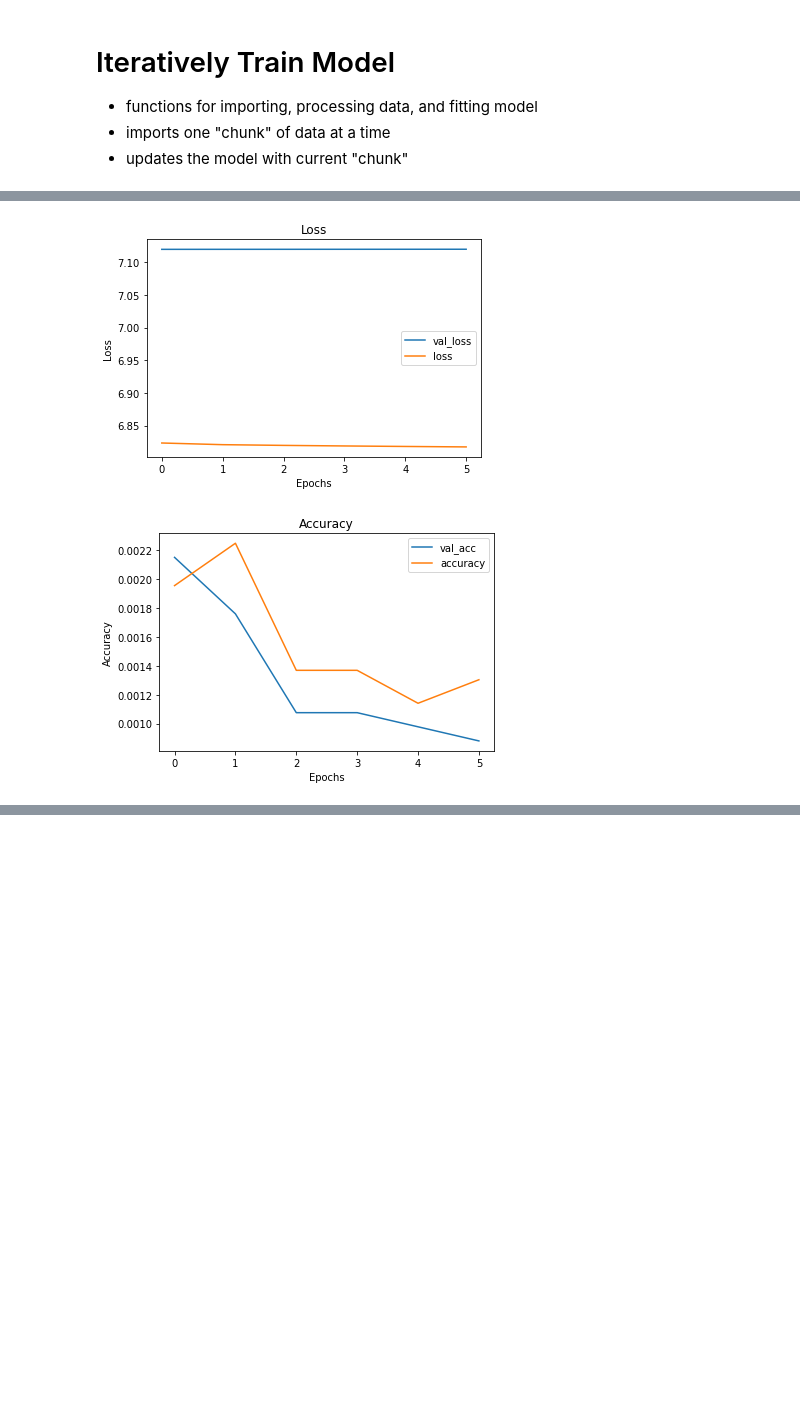
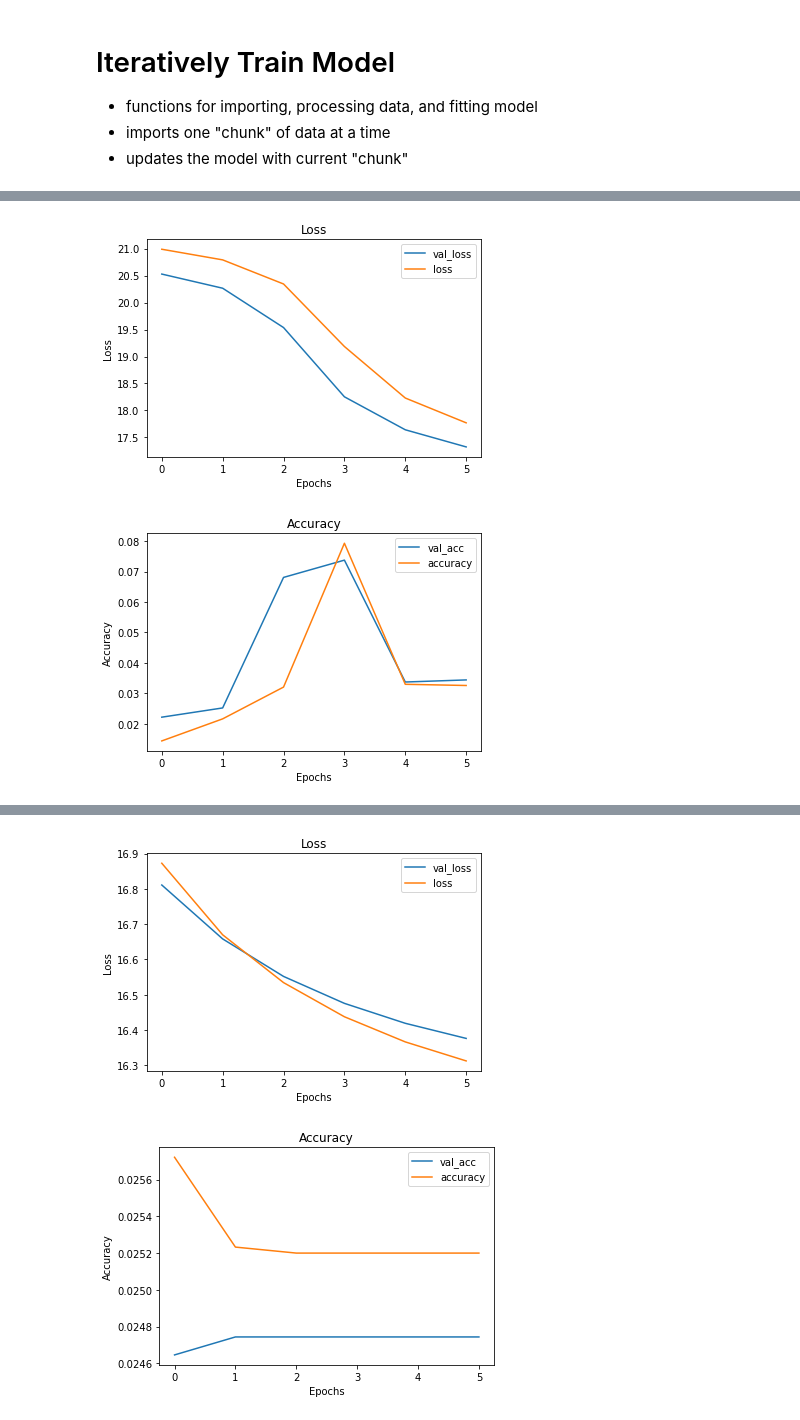
Before and after one commit to anbillinger/capstone, a Jupyter notebook: RNN modeling with more data.ipynb, the cells around one changed output, grey strips where cells are left out. Cells and saved outputs as stored; diff of their text form; code cells hidden in the pictures; blank space fills up the shorter version.

Commit message:
first attempt to fix weighting bug

```diff
--- a/RNN modeling with more data.ipynb
+++ b/RNN modeling with more data.ipynb
@@ -129,8 +129,21 @@ def process_data(df,lb):
 def model_fit(model,X_train_final,y_train,X_val_final,y_val,verb):
     start = datetime.now()
 
+    count = 0
+    weights = {}
+    uni_y_t = np.unique(np.argmax(y_train,axis=1))
+    for uni in uni_y_t:
+        weights[count]=weight_dict_sorted[uni]
+        count += 1
+    all_y = np.concatenate((y_train,y_val))
+    uni_y = np.unique(np.argmax(all_y,axis=1))
+    diff = len(all_y)-len(uni_y)
+    for extra in range(diff):
+        weights[count]=0
+        count+=1
+
     results=model.fit(X_train_final,y_train,epochs=6,batch_size=100,validation_data=(X_val_final,y_val),
-                    class_weight = weight_dict_sorted,verbose=verb)
+                    class_weight = weights,verbose=verb)
     end=datetime.now()
 
     print('\nTime training: ',end-start)
@@ -178,15 +166,15 @@ NameError: name 'd_class_weights' is not defined
 # %%
-#
+# Now put it all together
 
-x=1
-dt_1 = datetime.now()
-print(f'Starting Time for set {x}: {dt_1}')
-df = import_data(x)
-dt_2 = datetime.now()
-print('Data Imported, Time Elapsed:',dt_2-dt_1)
-X_t,y_t,X_v,y_v = process_data(df,lb)
-dt_3 = datetime.now()
-print('Data Processed, Time Elapsed:',dt_3-dt_2)
-gru = model_fit(gru,X_t,y_t,X_v,y_v,True)
-gru.save('model_in_progress')
+for x in range(1,4):
+    dt_1 = datetime.now()
+    print(f'Starting Time for set {x}: {dt_1}')
+    df = import_data(x)
+    dt_2 = datetime.now()
+    print('Data Imported, Time Elapsed:',dt_2-dt_1)
+    X_t,y_t,X_v,y_v = process_data(df,lb)
+    dt_3 = datetime.now()
+    print('Data Processed, Time Elapsed:',dt_3-dt_2)
+    gru = model_fit(gru,X_t,y_t,X_v,y_v,False)
+    gru.save('model_in_progress')
 # %% [output]
@@ -210,5 +198,5 @@ Validation Accuracy: 0.00088
-[figure, old version]
+[figure, new version]
-[figure, old version]
+[figure, new version]
 WARNING:tensorflow:From D:\Alex\Anaconda3\envs\learn-env\lib\site-packages\tensorflow_core\python\ops\resource_variable_ops.py:1786: calling BaseResourceVariable.__init__ (from tensorflow.python.ops.r ...
 Instructions for updating:
 If using Keras pass *_constraint arguments to layers.
@@ -215,0 +217,2 @@ INFO:tensorflow:Assets written to: model_in_progress\assets
+[figure, added]
+[figure, added]
```
Also changed, not shown: parts of 6 cells of this notebook, 4 other files.
